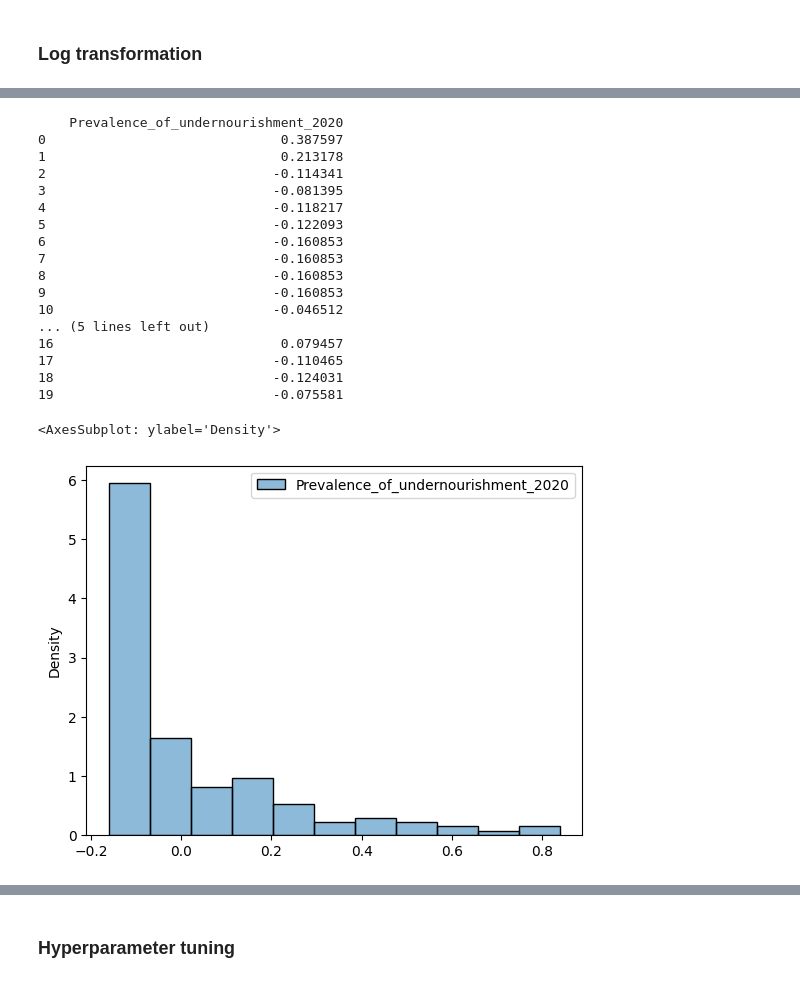
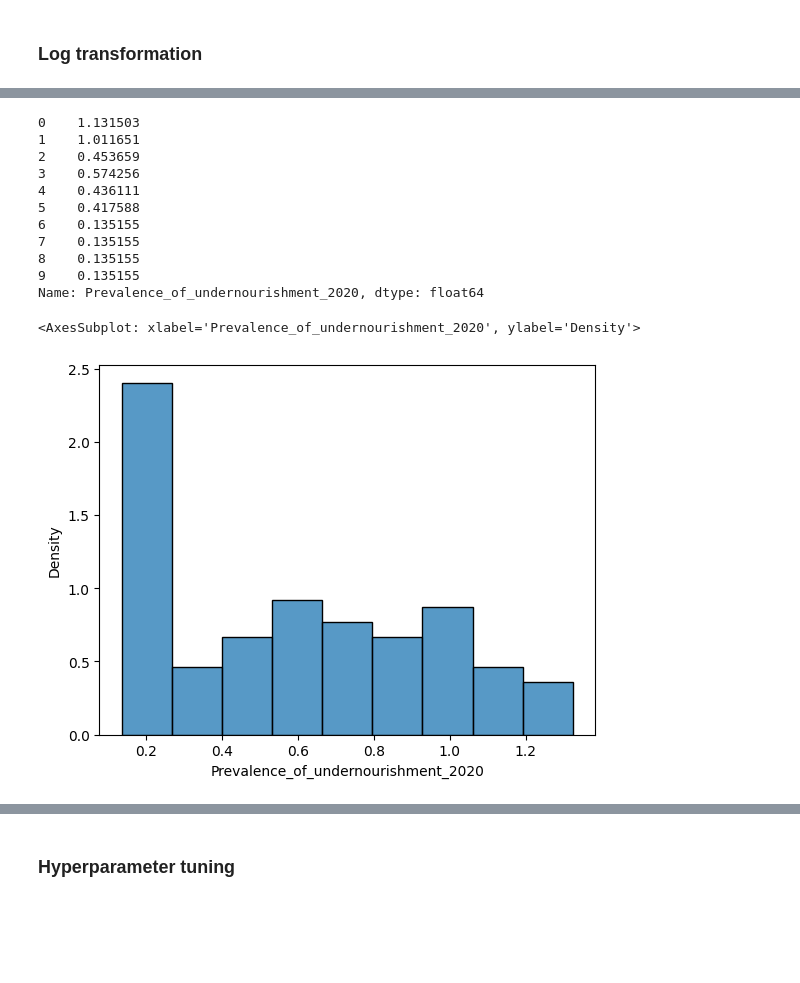
Before and after one commit to Sean2309/10.020_DataDrivenWorld_2D_Project-, a Jupyter notebook: Code/Modelling/linear_regression.ipynb, the cells around one changed output, grey strips where cells are left out. Cells and saved outputs as stored; diff of their text form; code cells hidden in the pictures; blank space fills up the shorter version.

```diff
--- a/Code/Modelling/linear_regression.ipynb
+++ b/Code/Modelling/linear_regression.ipynb
@@ -380,8 +386,9 @@ vifs
 4. Corruption_Perception_Index_2020
 # %%
 selected_combi = ['Net_FDI_2020', 'Access_To_Electricity_2020', 'Fertility_Rate_2020', 'Corruption_Perception_Index_2020']
+output_names = ['Prevalence_of_undernourishment_2020']
 
-df_features, df_target = get_features_targets(df, combi, output_names)
+df_features, df_target = get_features_targets(df, selected_combi, output_names)
 n = len(df_features.columns)
 df_features, df_target = remove_outliers(df_features, df_target)
 
@@ -389,7 +396,7 @@ df_features, df_target = remove_outliers(df_features, df_target)
 df_features_train, df_features_test, df_target_train, df_target_test = split_data(df_features, df_target, 100, 0.3)
 
 target = prepare_target(df_target_test)
-pred = predict(df_features_test, betas[str(combi)])
+pred = predict(df_features_test, betas[str(selected_combi)])
 
 sns.regplot(x=target,y=pred,ci=None,color='blue')
 # %% [output]
@@ -400,31 +416,25 @@ sns.regplot(x=target,y=pred,ci=None,color='blue')
 # %%
 # plot histogram for distribution of dependent var after log transformation
-df_target = df[output_names].copy()
-df_target = (df_target - df_target.mean()) / (df_target.max() - df_target.min())
-#df_target = np.arctanh(df_target)
-df_target.fillna(df_target.mean(), inplace=True)
-print(df_target[:20])
+df_target = df[output_names[0]].copy()
+#df_target = (df_target - df_target.mean()) / (df_target.max() - df_target.min())
+df_target = np.log((df_target) ** (1 / 3))
+#df_target.fillna(df_target.mean(), inplace=True)
+print(df_target[:10])
 sns.histplot(df_target, stat="density")
 # %% [output]
-    Prevalence_of_undernourishment_2020
-0                              0.387597
-1                              0.213178
-2                             -0.114341
-3                             -0.081395
-4                             -0.118217
-5                             -0.122093
-6                             -0.160853
-7                             -0.160853
-8                             -0.160853
-9                             -0.160853
-10                            -0.046512
-... (5 lines left out)
-16                             0.079457
-17                            -0.110465
-18                            -0.124031
-19                            -0.075581
+0    1.131503
+1    1.011651
+2    0.453659
+3    0.574256
+4    0.436111
+5    0.417588
+6    0.135155
+7    0.135155
+8    0.135155
+9    0.135155
+Name: Prevalence_of_undernourishment_2020, dtype: float64
-<AxesSubplot: ylabel='Density'>
+<AxesSubplot: xlabel='Prevalence_of_undernourishment_2020', ylabel='Density'>
-[figure, old version]
+[figure, new version]
 # %%
 df_features, df_target = get_features_targets(df, selected_combi, output_names)
 n = len(df_features.columns)
```
Also changed, not shown: parts of 17 cells of this notebook.
